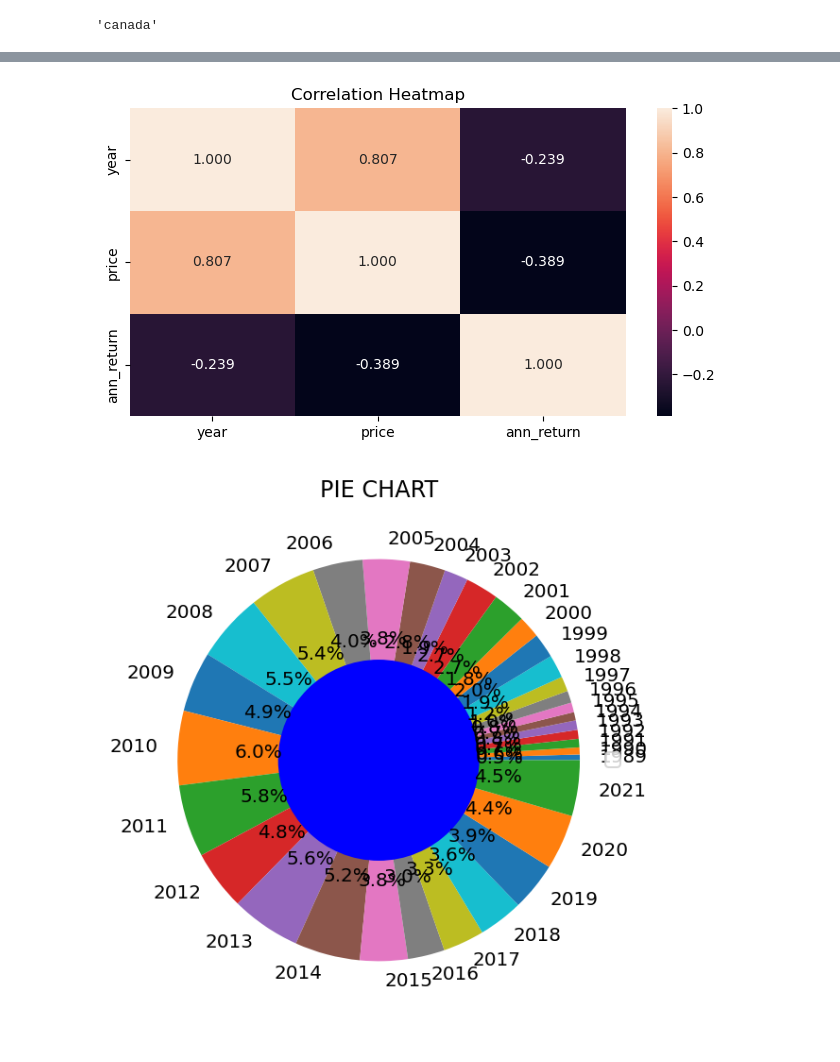
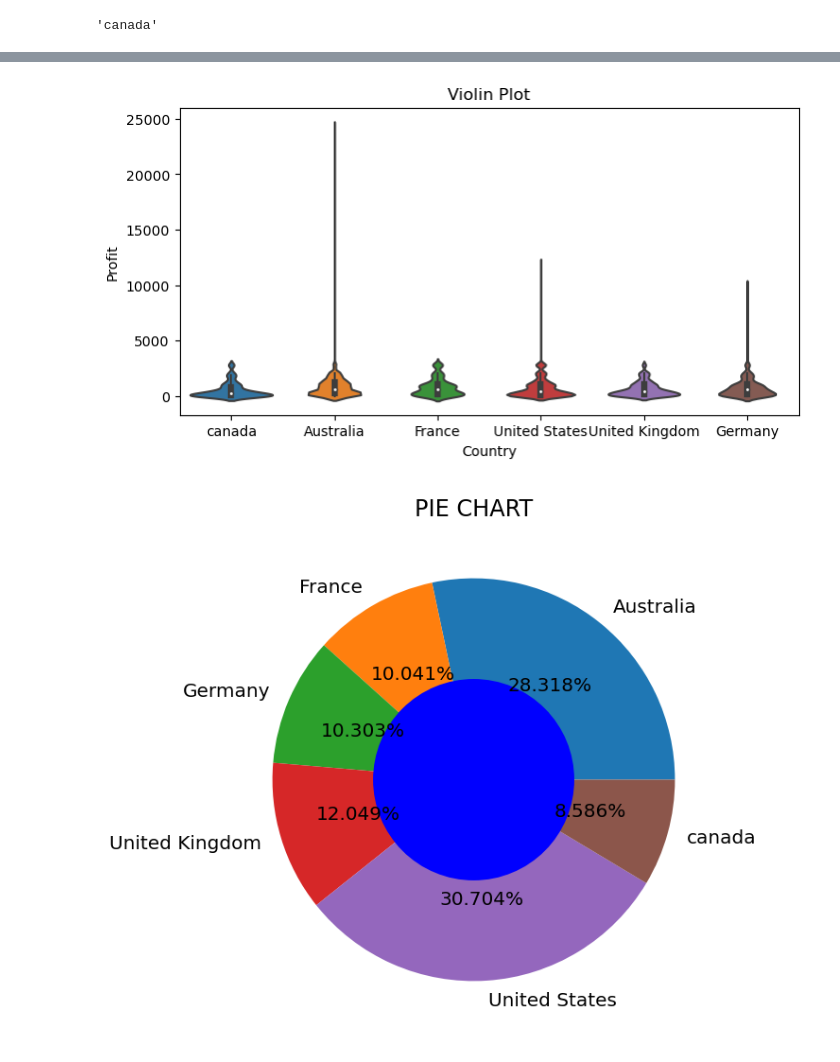
Before and after one commit to KRISHNAREDDYMADIREDDY-23035965/Applied-data-science-1, a Jupyter notebook: Krishna reddy 23035965.ipynb, the cells around one changed output, grey strips where cells are left out. Cells and saved outputs as stored; diff of their text form; code cells hidden in the pictures.

```diff
--- a/Krishna reddy 23035965.ipynb
+++ b/Krishna reddy 23035965.ipynb
@@ -105,31 +106,30 @@ plt.show()
 # %%
-# Code for confusion matrix/heatmap/corner/box/violin plot
-import seaborn as sns
-data2 = pd.read_csv('TSCO_ann.csv')
+# Code for violin plot
 
 plt.figure(figsize=(8, 4))
+
 #annot=True display's numeric values of the each cell data
 #fmt=".3f" display's numerical value with 3 decimal places
-sns.heatmap(data2.corr(), annot=True, fmt=".3f" )
-
-plt.title('Correlation Heatmap')
+#sns.violinplot(x=data2['Rank'], y=data2['Watchtime in Million'])(data2.corr(), annot=True, fmt=".3f" )
+sns.violinplot(x='Country', y='Profit', data=data)
+plt.title('Violin Plot')
 plt.show()
 # %% [output]
-[figure, old version]
+[figure, new version]
 # %%
-import numpy as np
-import matplotlib.pyplot as plt
-import pandas as pd
+#pie chart based on the count of occurrences of each country:
+
 plt.figure(dpi=144)
-df4=pd.read_csv('TSCO_ann.csv')
-categories=df4['year']
+
+country_data = data.groupby('Country').size()
+
 plt.title("PIE CHART")
+plt.pie(country_data, labels=country_data.index, autopct='%1.3f%%')
 
-plt.pie(df4['price'], labels=categories , autopct='%1.1f%%')
-#for center hole circle diplay
+#for the center of circle hole
 hole=plt.Circle((0,0),0.5 ,facecolor='blue')
 plt.gcf().gca().add_artist(hole)
 
 plt.show()
 # %% [output]
-[figure, old version]
+[figure, new version]
```
Also changed, not shown: parts of 4 cells of this notebook.
